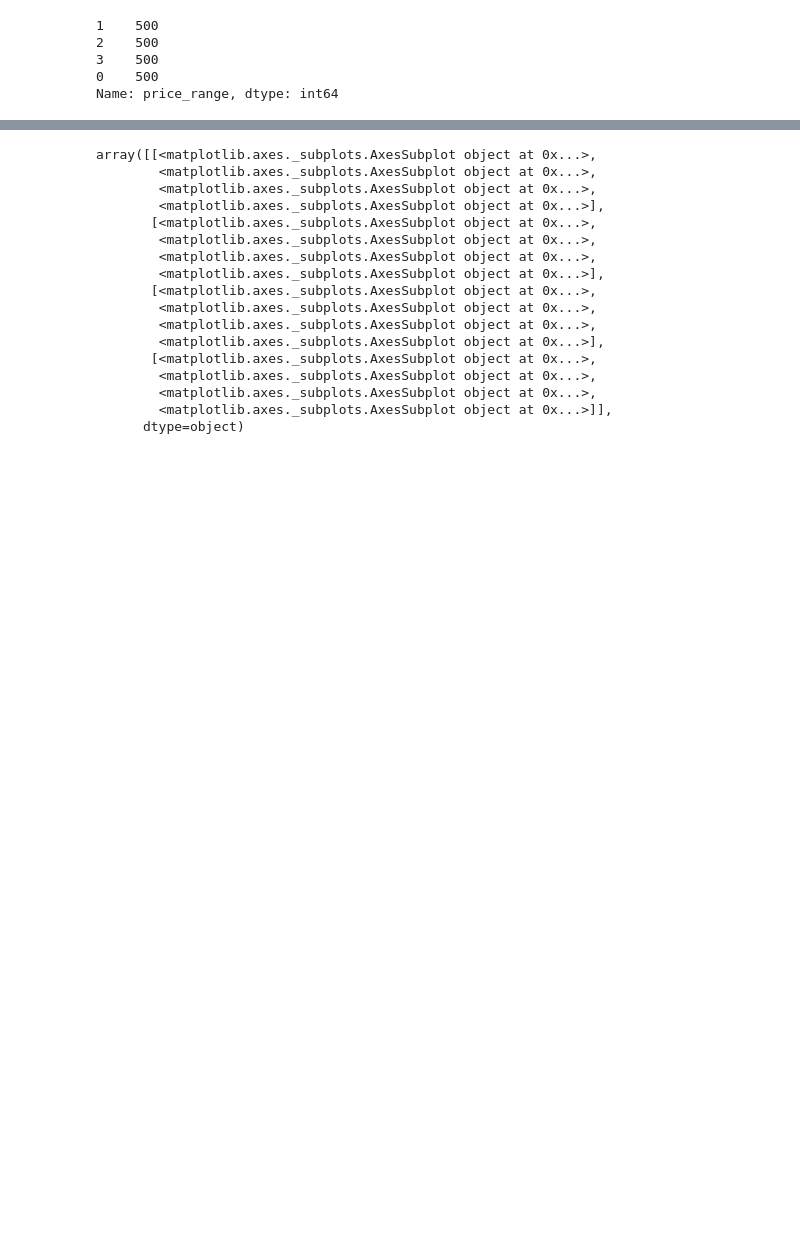
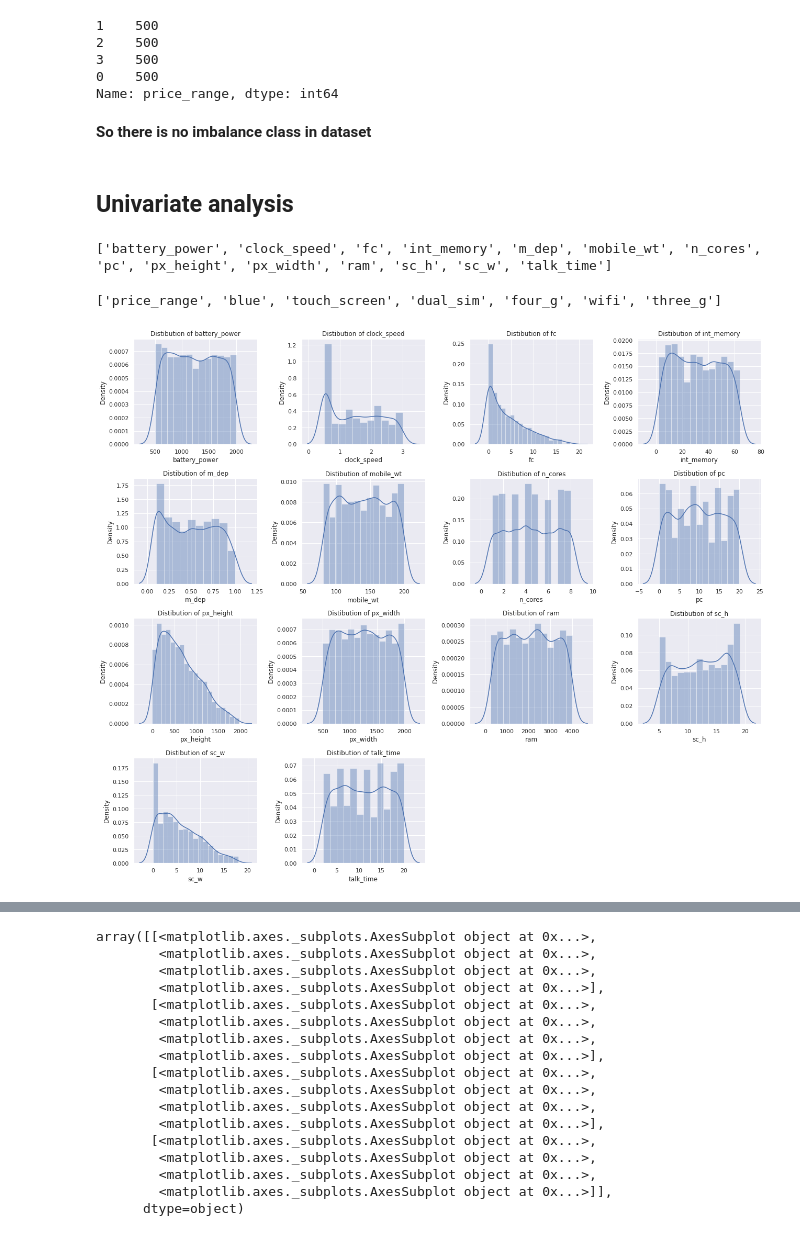
Before and after one commit to AbhijeetS1112/Mobile_price_range_prediction, a Jupyter notebook: Mobile_Price_Range_Prediction.ipynb, the cells around one changed output, grey strips where cells are left out. Saved outputs shown, nothing was run; the diff lists cells and outputs as text; code cells hidden in the pictures; blank space fills up the shorter version.

```diff
--- a/Mobile_Price_Range_Prediction.ipynb
+++ b/Mobile_Price_Range_Prediction.ipynb
@@ -139,3 +141,36 @@ df["price_range"].value_counts()
 3    500
 0    500
 Name: price_range, dtype: int64
+# %% [markdown]
+**So there is no imbalance class in dataset**
+# %% [markdown]
+## **Univariate analysis**
+# %%
+#creating list of numerical and categorical columns
+numerical_columns=[]
+for col in df.columns:
+  if df[col].nunique()>5:
+    numerical_columns.append(col)
+encoded_cat_columns=list(set(df.columns)-set(numerical_columns))
+# %%
+#printing the list of numerical columns in the dataframe
+print(numerical_columns)
+# %% [output]
+['battery_power', 'clock_speed', 'fc', 'int_memory', 'm_dep', 'mobile_wt', 'n_cores', 'pc', 'px_height', 'px_width', 'ram', 'sc_h', 'sc_w', 'talk_time']
+# %%
+#printing the list of encoded categorical columns in the dataframe
+print(encoded_cat_columns)
+# %% [output]
+['price_range', 'blue', 'touch_screen', 'dual_sim', 'four_g', 'wifi', 'three_g']
+# %%
+#Displaying the distribution plots of numerical columns
+fig = plt.figure(figsize=(18,15))
+c=1
+for i in numerical_columns:
+  plt.subplot(4,4, c)
+  sns.distplot(df[i],kde=True)
+  plt.title('Distibution of {}'.format(i))
+  c+=1
+plt.tight_layout()
+# %% [output]
+[figure, added]
```
Also changed, not shown: parts of 58 cells of this notebook.
